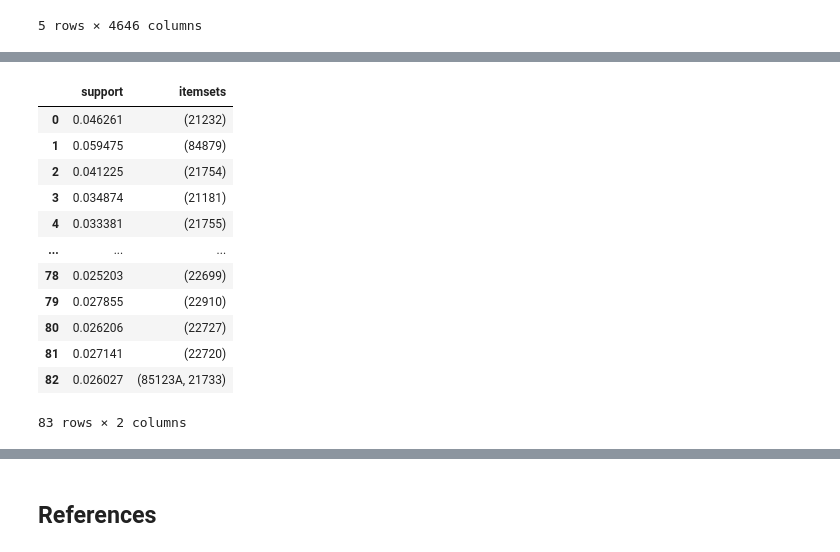
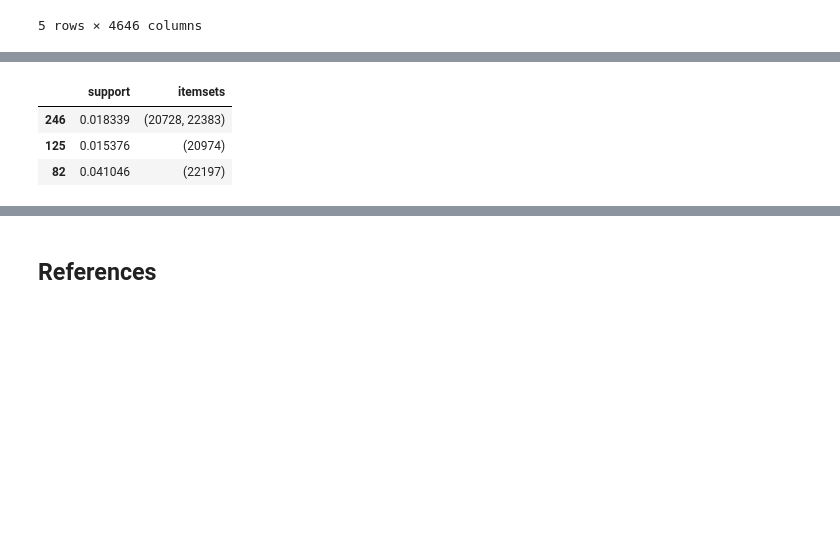
Before and after one commit to mwaurahmn/clv_rfm, a Jupyter notebook: Product Bundling and Recommendation.ipynb, the cells around one changed output, grey strips where cells are left out. Cells and saved outputs as stored; diff of their text form; code cells hidden in the pictures; blank space fills up the shorter version.

```diff
--- a/Product Bundling and Recommendation.ipynb
+++ b/Product Bundling and Recommendation.ipynb
@@ -123,3 +123,3 @@ Where:
 # %%
 # Generate Frequent itemsets
-freq_itemsets = dep.fpgrowth(encoded_df, min_support = 0.01, use_colnames = True, verbose = 1)
+freq_itemsets = dep.fpgrowth(encoded_df, min_support = 0.015, use_colnames = True)
@@ -144,16 +126,8 @@ freq_itemsets = dep.fpgrowth(encoded_df, min_support = 0.01, use_colnames = True
 # %%
-freq_itemsets
+#Sample of frequent itemsets
+freq_itemsets.sample(3)
 # %% [output]
 |  | support | itemsets |
-| 0 | 0.046261 | (21232) |
-| 1 | 0.059475 | (84879) |
-| 2 | 0.041225 | (21754) |
-| 3 | 0.034874 | (21181) |
-| 4 | 0.033381 | (21755) |
-| ... | ... | ... |
-| 78 | 0.025203 | (22699) |
-| 79 | 0.027855 | (22910) |
-| 80 | 0.026206 | (22727) |
-| 81 | 0.027141 | (22720) |
-| 82 | 0.026027 | (85123A, 21733) |
+| 246 | 0.018339 | (20728, 22383) |
+| 125 | 0.015376 | (20974) |
+| 82 | 0.041046 | (22197) |
-83 rows × 2 columns
```
Also changed, not shown: parts of 18 cells of this notebook, 2 other files.
